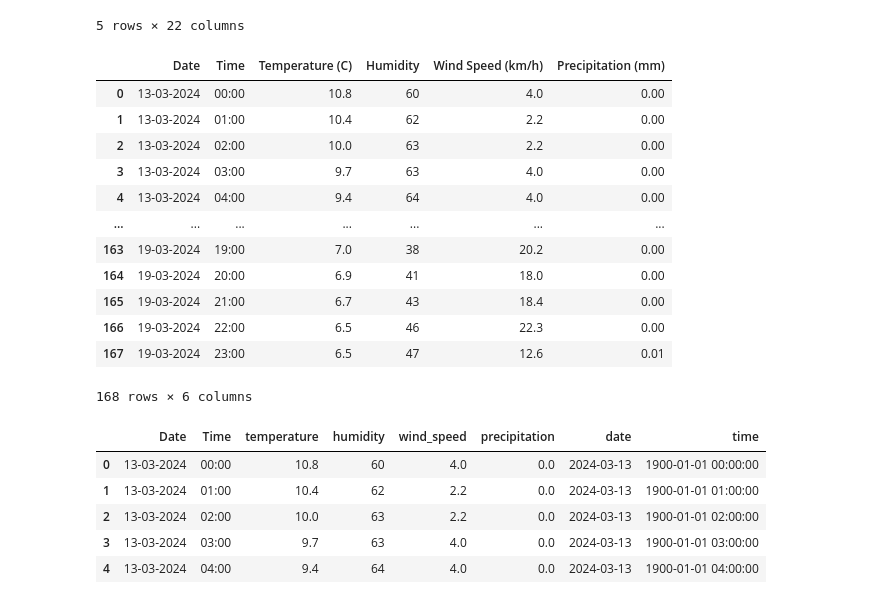
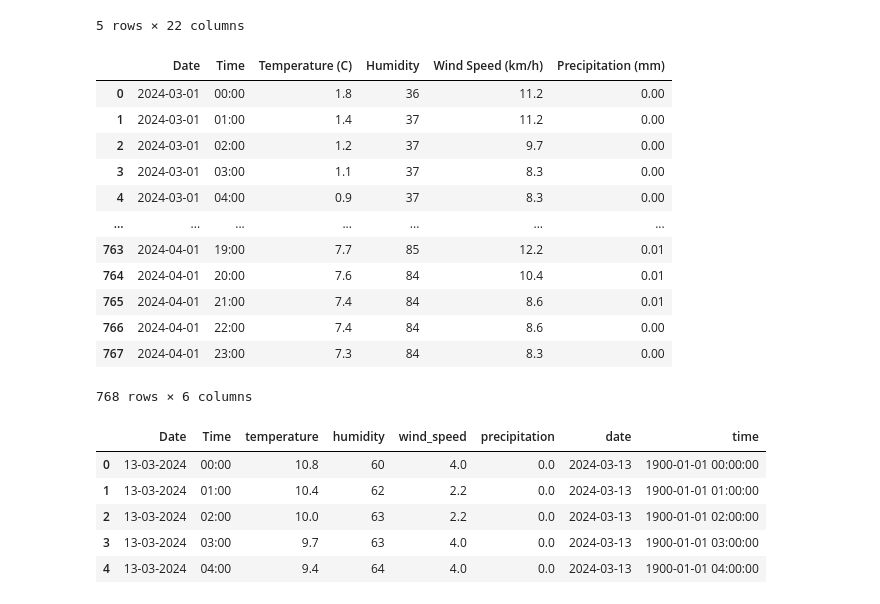
Before and after one commit to raunak01-raj/Weather-prediction, a Jupyter notebook: WP_(Linear Regression).ipynb, the cells around one changed output. Cells and saved outputs as stored; diff of their text form; code cells hidden in the pictures.

```diff
--- a/WP_(Linear Regression).ipynb
+++ b/WP_(Linear Regression).ipynb
@@ -59,22 +59,22 @@ weather01.head()
 # %%
 import pandas as pd
 #'weather' is variable for our dataset
-weather = pd.read_csv('historic1_weather_data.csv')
+weather = pd.read_csv('historic_weather_data.csv')
 weather
 # %% [output]
 |  | Date | Time | Temperature (C) | Humidity | Wind Speed (km/h) | Precipitation (mm) |
-| 0 | 13-03-2024 | 00:00 | 10.8 | 60 | 4.0 | 0.00 |
-| 1 | 13-03-2024 | 01:00 | 10.4 | 62 | 2.2 | 0.00 |
-| 2 | 13-03-2024 | 02:00 | 10.0 | 63 | 2.2 | 0.00 |
-| 3 | 13-03-2024 | 03:00 | 9.7 | 63 | 4.0 | 0.00 |
-| 4 | 13-03-2024 | 04:00 | 9.4 | 64 | 4.0 | 0.00 |
+| 0 | 2024-03-01 | 00:00 | 1.8 | 36 | 11.2 | 0.00 |
+| 1 | 2024-03-01 | 01:00 | 1.4 | 37 | 11.2 | 0.00 |
+| 2 | 2024-03-01 | 02:00 | 1.2 | 37 | 9.7 | 0.00 |
+| 3 | 2024-03-01 | 03:00 | 1.1 | 37 | 8.3 | 0.00 |
+| 4 | 2024-03-01 | 04:00 | 0.9 | 37 | 8.3 | 0.00 |
 | ... | ... | ... | ... | ... | ... | ... |
-| 163 | 19-03-2024 | 19:00 | 7.0 | 38 | 20.2 | 0.00 |
-| 164 | 19-03-2024 | 20:00 | 6.9 | 41 | 18.0 | 0.00 |
-| 165 | 19-03-2024 | 21:00 | 6.7 | 43 | 18.4 | 0.00 |
-| 166 | 19-03-2024 | 22:00 | 6.5 | 46 | 22.3 | 0.00 |
-| 167 | 19-03-2024 | 23:00 | 6.5 | 47 | 12.6 | 0.01 |
+| 763 | 2024-04-01 | 19:00 | 7.7 | 85 | 12.2 | 0.01 |
+| 764 | 2024-04-01 | 20:00 | 7.6 | 84 | 10.4 | 0.01 |
+| 765 | 2024-04-01 | 21:00 | 7.4 | 84 | 8.6 | 0.01 |
+| 766 | 2024-04-01 | 22:00 | 7.4 | 84 | 8.6 | 0.00 |
+| 767 | 2024-04-01 | 23:00 | 7.3 | 84 | 8.3 | 0.00 |
-168 rows × 6 columns
+768 rows × 6 columns
 # %%
 #renaming our columns
 weather = weather.rename(columns={'Temperature (C)':'temperature'})
```
Also changed, not shown: 1 other file.
